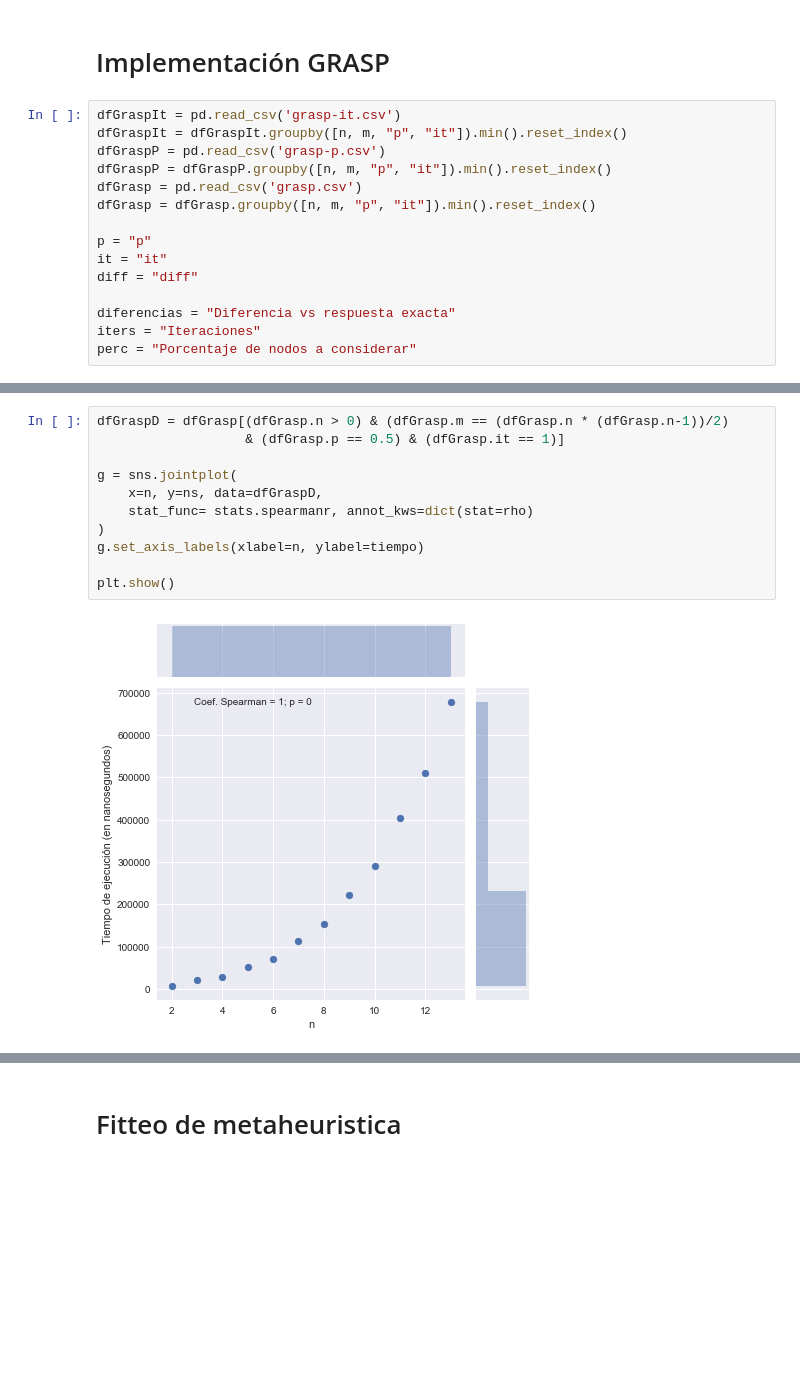
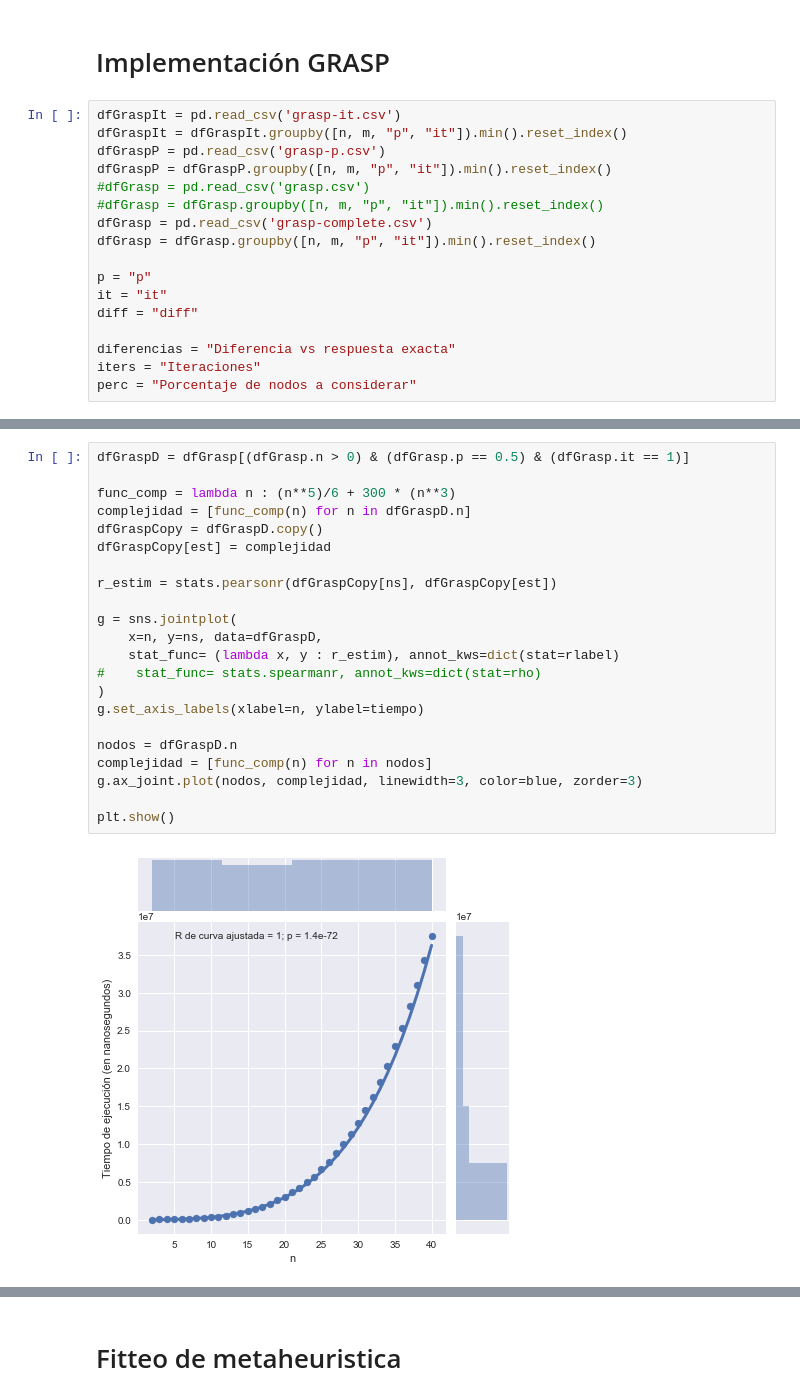
Before and after one commit to ZebaSz/algo3-tp3, a Jupyter notebook: informe/data/Algo3-TP3.ipynb, the cells around one changed output, grey strips where cells are left out. Cells and saved outputs as stored; diff of their text form; blank space fills up the shorter version.

```diff
--- a/informe/data/Algo3-TP3.ipynb
+++ b/informe/data/Algo3-TP3.ipynb
@@ -186,7 +226,9 @@ dfGraspIt = pd.read_csv('grasp-it.csv')
 dfGraspIt = dfGraspIt.groupby([n, m, "p", "it"]).min().reset_index()
 dfGraspP = pd.read_csv('grasp-p.csv')
 dfGraspP = dfGraspP.groupby([n, m, "p", "it"]).min().reset_index()
-dfGrasp = pd.read_csv('grasp.csv')
+#dfGrasp = pd.read_csv('grasp.csv')
+#dfGrasp = dfGrasp.groupby([n, m, "p", "it"]).min().reset_index()
+dfGrasp = pd.read_csv('grasp-complete.csv')
 dfGrasp = dfGrasp.groupby([n, m, "p", "it"]).min().reset_index()
 
 p = "p"
@@ -252,15 +300,26 @@ plt.show()
 # %% [output]
 [figure]
 # %%
-dfGraspD = dfGrasp[(dfGrasp.n > 0) & (dfGrasp.m == (dfGrasp.n * (dfGrasp.n-1))/2)
-                   & (dfGrasp.p == 0.5) & (dfGrasp.it == 1)]
+dfGraspD = dfGrasp[(dfGrasp.n > 0) & (dfGrasp.p == 0.5) & (dfGrasp.it == 1)]
+
+func_comp = lambda n : (n**5)/6 + 300 * (n**3)
+complejidad = [func_comp(n) for n in dfGraspD.n]
+dfGraspCopy = dfGraspD.copy()
+dfGraspCopy[est] = complejidad
+
+r_estim = stats.pearsonr(dfGraspCopy[ns], dfGraspCopy[est])
 
 g = sns.jointplot(
     x=n, y=ns, data=dfGraspD,
-    stat_func= stats.spearmanr, annot_kws=dict(stat=rho)
+    stat_func= (lambda x, y : r_estim), annot_kws=dict(stat=rlabel)
+#    stat_func= stats.spearmanr, annot_kws=dict(stat=rho)
 )
 g.set_axis_labels(xlabel=n, ylabel=tiempo)
 
+nodos = dfGraspD.n
+complejidad = [func_comp(n) for n in nodos]
+g.ax_joint.plot(nodos, complejidad, linewidth=3, color=blue, zorder=3)
+
 plt.show()
 # %% [output]
-[figure, old version]
+[figure, new version]
```
Also changed, not shown: parts of 12 cells of this notebook, 16 other files.
